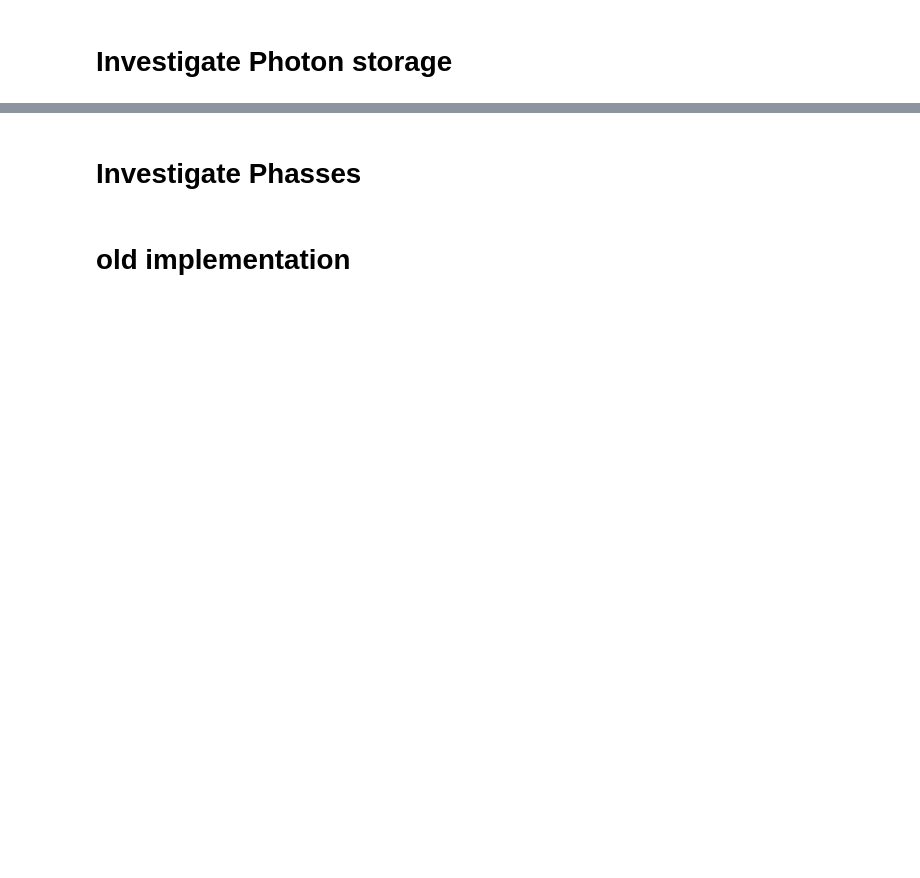
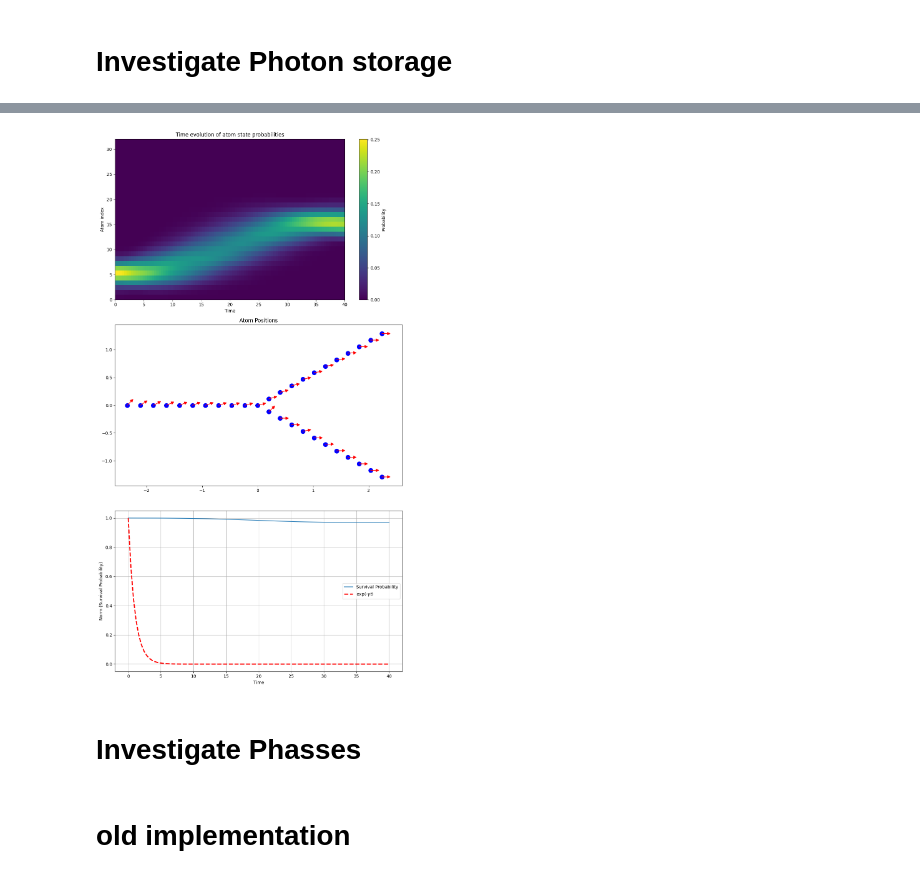
Before and after one commit to LBPhysics/GIT_Code_BA, a Jupyter notebook: Continuation/Qutip/Topology.ipynb, the cells around one changed output, grey strips where cells are left out. Saved outputs shown, nothing was run; the diff lists cells and outputs as text; code cells hidden in the pictures; blank space fills up the shorter version.

```diff
--- a/Continuation/Qutip/Topology.ipynb
+++ b/Continuation/Qutip/Topology.ipynb
@@ -326,0 +416,37 @@ plt.show()
+# %%
+# Set up the figure and axes
+fig, (ax1, ax2, ax3) = plt.subplots(3, 1, figsize=(10, 18))
+
+# Time evolution plot
+times = np.linspace(0, t_max, t_size)
+coeffs_sq_mods, P_surs = survival_probabilities(optimal_dipoles, times, distance_in=optimal_dist_in, Psi_0=psi0)
+
+cax1 = ax1.imshow(coeffs_sq_mods.T, aspect='auto', origin='lower', cmap='viridis', extent=[0, t_max, 0, N-1])
+fig.colorbar(cax1, ax=ax1, label='Probability')
+ax1.set_xlabel('Time')
+ax1.set_ylabel('Atom index')
+ax1.set_title('Time evolution of atom state probabilities')
+
+# Atom positions plot
+positions = topo_positions(distance_in=optimal_dist_in, distance_ext=fixed_dist_ext, N=N)
+scat = ax2.scatter(positions[:, 0], positions[:, 1], color='blue', s=100)
+ax2.set_title('Atom Positions')
+ax2.axis('equal')
+
+# Draw arrows for dipoles
+for i in range(N):
+    ax2.arrow(positions[i, 0], positions[i, 1], optimal_dipoles[i][0] * 0.1, optimal_dipoles[i][1] * 0.1, head_width=0.5 * 0.1, head_length=0.5 * 0.1, fc='red', ec='red')
+
+# Survival probability plot
+line1, = ax3.plot(times, P_surs, label='Survival Probability')
+line2, = ax3.plot(times, np.exp(-times), 'r--', linewidth=2.5, label=r'exp(-$\gamma t$)')
+ax3.set_xlabel('Time')
+ax3.set_ylabel('Norm (Survival Probability)')
+ax3.legend()
+ax3.grid(True)
+
+plt.tight_layout()
+plt.savefig(save_path + r'\OptimalPlot_upper.png')
+plt.show()
+# %% [output]
+[figure, added]
```
Also changed, not shown: parts of 10 cells of this notebook.
